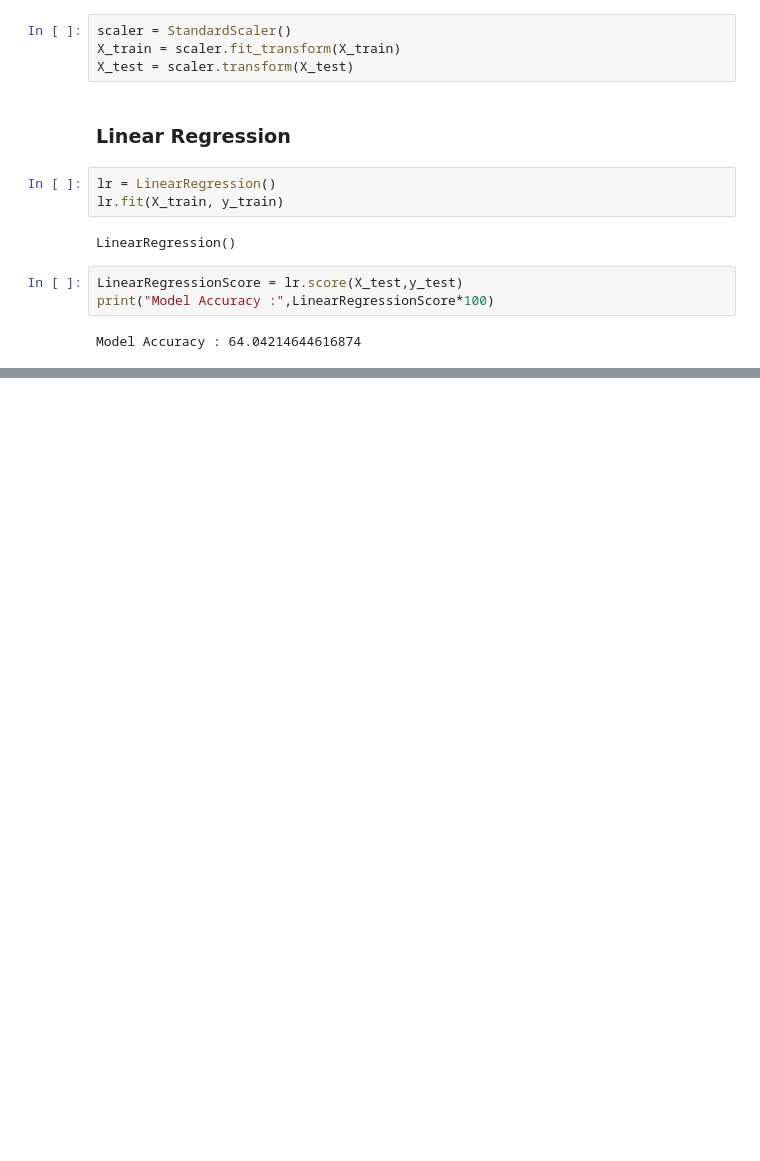
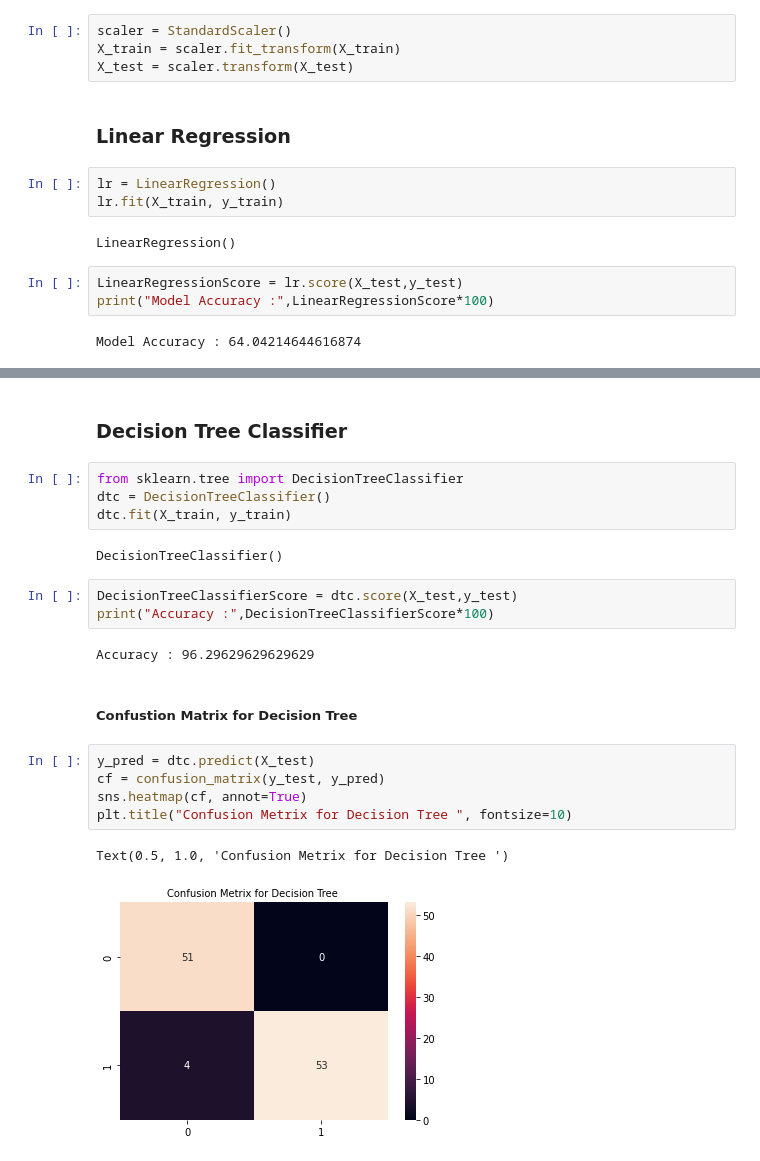
Before and after one commit to abishek-ctrl/lung-cancer-detection, a Jupyter notebook: model.ipynb, the cells around one changed output, grey strips where cells are left out. Saved outputs shown, nothing was run; the diff lists cells and outputs as text; blank space fills up the shorter version.

```diff
--- a/model.ipynb
+++ b/model.ipynb
@@ -184,0 +278,23 @@ Model Accuracy : 64.04214644616874
+# %% [markdown]
+### Decision Tree Classifier
+# %%
+from sklearn.tree import DecisionTreeClassifier
+dtc = DecisionTreeClassifier()
+dtc.fit(X_train, y_train)
+# %% [output]
+DecisionTreeClassifier()
+# %%
+DecisionTreeClassifierScore = dtc.score(X_test,y_test)
+print("Accuracy :",DecisionTreeClassifierScore*100)
+# %% [output]
+Accuracy : 96.29629629629629
+# %% [markdown]
+##### Confustion Matrix for Decision Tree
+# %%
+y_pred = dtc.predict(X_test)
+cf = confusion_matrix(y_test, y_pred)
+sns.heatmap(cf, annot=True)
+plt.title("Confusion Metrix for Decision Tree ", fontsize=10)
+# %% [output]
+Text(0.5, 1.0, 'Confusion Metrix for Decision Tree ')
+[figure, added]
```
Also changed, not shown: parts of 38 cells of this notebook, 4 other files.
